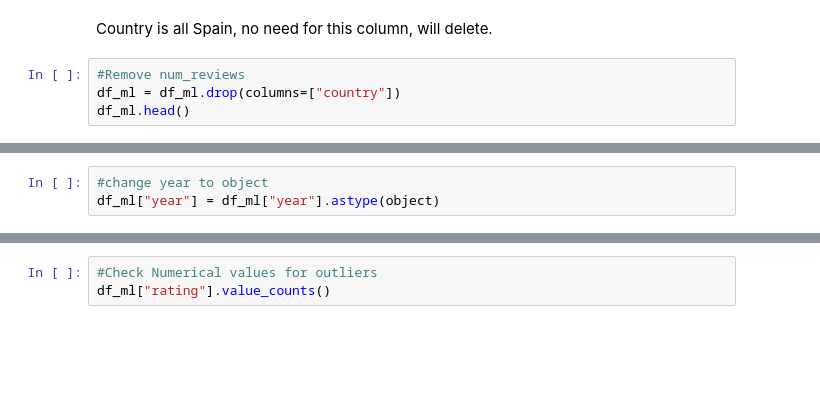
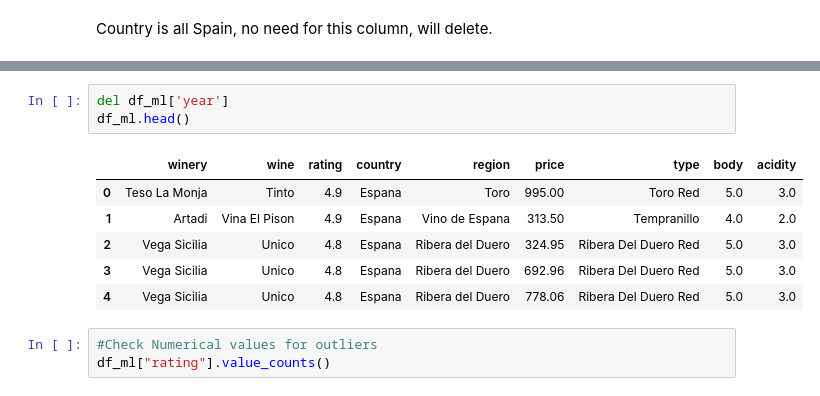
Before and after one commit to susansunshin/Project-2, a Jupyter notebook: Proejct_2_Part_2.ipynb, the cells around one changed output, grey strips where cells are left out. Saved outputs shown, nothing was run; the diff lists cells and outputs as text; blank space fills up the shorter version.

```diff
--- a/Proejct_2_Part_2.ipynb
+++ b/Proejct_2_Part_2.ipynb
@@ -141,7 +138,3 @@ Name: type, dtype: int64
 The object in year is N.V. - which means Non Vintage. So this is a valid value.
 # %% [markdown]
 Country is all Spain, no need for this column, will delete.
-# %%
-#Remove num_reviews
-df_ml = df_ml.drop(columns=["country"])
-df_ml.head()
@@ -155,3 +140,0 @@ df_ml.head()
-# %%
-#change year to object
-df_ml["year"] = df_ml["year"].astype(object)
@@ -158,3 +161,13 @@ df_ml["year"] = df_ml["year"].astype(object)
+# %%
+del df_ml['year']
+df_ml.head()
+# %% [output]
+|  | winery | wine | rating | country | region | price | type | body | acidity |
+| 0 | Teso La Monja | Tinto | 4.9 | Espana | Toro | 995.00 | Toro Red | 5.0 | 3.0 |
+| 1 | Artadi | Vina El Pison | 4.9 | Espana | Vino de Espana | 313.50 | Tempranillo | 4.0 | 2.0 |
+| 2 | Vega Sicilia | Unico | 4.8 | Espana | Ribera del Duero | 324.95 | Ribera Del Duero Red | 5.0 | 3.0 |
+| 3 | Vega Sicilia | Unico | 4.8 | Espana | Ribera del Duero | 692.96 | Ribera Del Duero Red | 5.0 | 3.0 |
+| 4 | Vega Sicilia | Unico | 4.8 | Espana | Ribera del Duero | 778.06 | Ribera Del Duero Red | 5.0 | 3.0 |
 # %%
 #Check Numerical values for outliers
 df_ml["rating"].value_counts()
```
Also changed, not shown: parts of 44 cells of this notebook.
